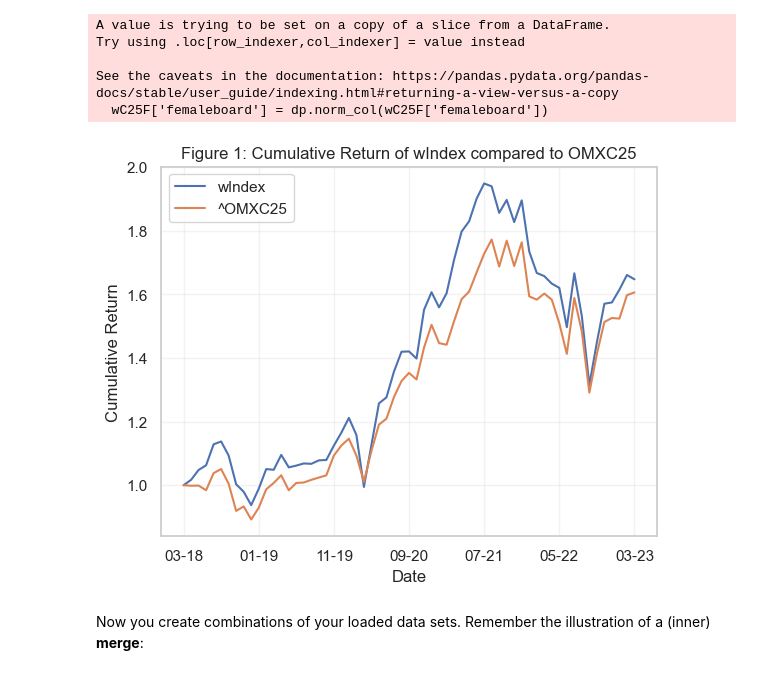
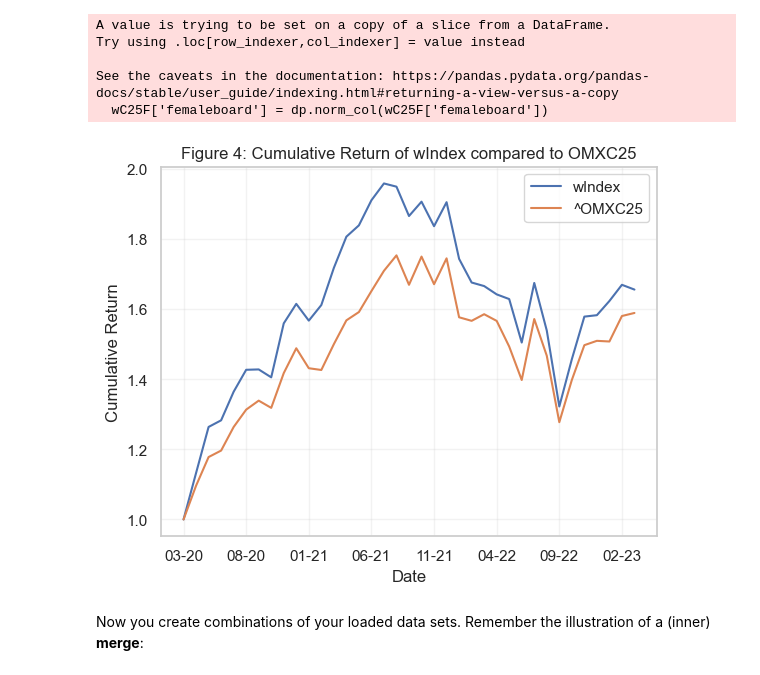
Before and after one commit to NumEconCopenhagen/projects-2023-jts, a Jupyter notebook: dataproject/dataproject.ipynb, the cells around one changed output. Saved outputs shown, nothing was run; the diff lists cells and outputs as text; code cells hidden in the pictures.

```diff
--- a/dataproject/dataproject.ipynb
+++ b/dataproject/dataproject.ipynb
@@ -35,7 +35,7 @@ from adjustText import adjust_text
 
 # Predefined options for all plots
 plt.rcParams.update({"axes.grid":True,"grid.color":"black","grid.alpha":"0.25","grid.linestyle":"-"})
-plt.rcParams.update({'font.size': 10})
+plt.rcParams.update({'font.size': 12})
 # %% [output]
 The autoreload extension is already loaded. To reload it, use:
   %reload_ext autoreload
@@ -78,7 +78,7 @@ C25F.head()
 C25F_tickers = list(C25F['yfinanceticker'])
 # %%
 # get historical market data
-hist_mark = yf.download(C25F_tickers, start = '2018-03-01',
+hist_mark = yf.download(C25F_tickers, start = '2020-03-01',
                         end = '2023-04-01',
                         interval = '1mo')
 
@@ -257,9 +256,9 @@ cum_port_ret = (1 + port_ret).cumprod()
 # convert to dataframe
 cum_port_ret = cum_port_ret.to_frame(name='wIndex')
 # %%
-dp.cum_ret_plot(data = hist_mark_cr, stock = 'wIndex', ax_data= cum_port_ret)
+dp.cum_ret_plot(data = hist_mark_cr, stock = 'wIndex', fig = 4, ax_data= cum_port_ret)
 # %% [output]
-[figure, old version]
+[figure, new version]
 # %% [markdown]
 Now you create combinations of your loaded data sets. Remember the illustration of a (inner) **merge**:
 # %%
```
Also changed, not shown: parts of 6 cells of this notebook, 1 other file.
